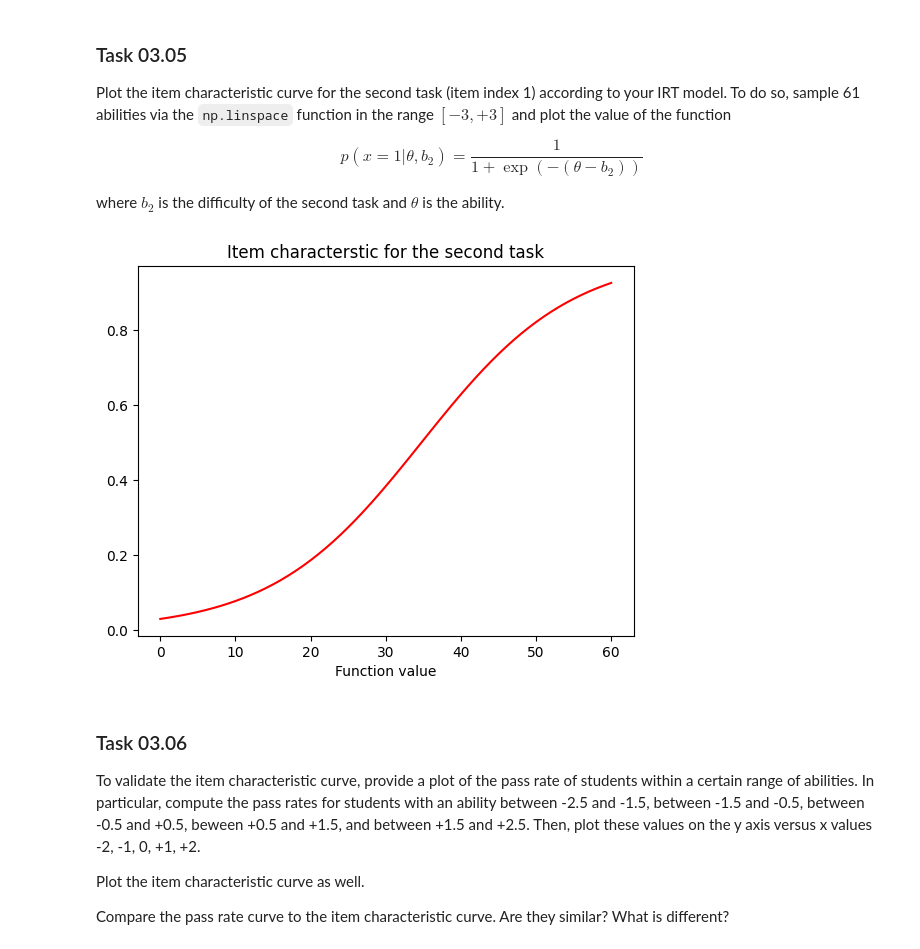
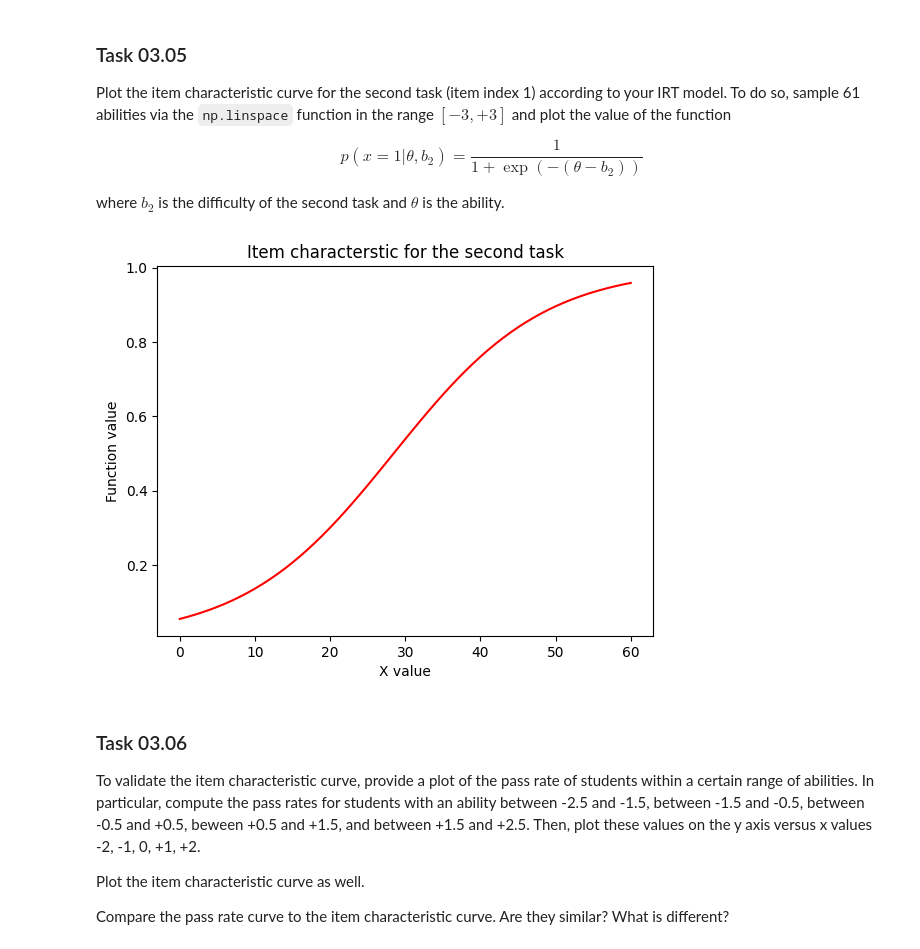
Before and after one commit to d3nnis2001/Data-Mining-Lecture, a Jupyter notebook: Abgabe3/sheet03.ipynb, the cells around one changed output. Saved outputs shown, nothing was run; the diff lists cells and outputs as text; code cells hidden in the pictures.

Commit message:
Sheet 3 task 11

```diff
--- a/Abgabe3/sheet03.ipynb
+++ b/Abgabe3/sheet03.ipynb
@@ -166,25 +166,25 @@ where $b_2$ is the difficulty of the second task and $\theta$ is the ability.
 # %%
 # Given function
 def p(theta, b2):
     return 1 / (1+np.exp(-(theta-b2)))
 
 # Samples
 abilitys = np.linspace(-3, 3, 61)
 
 # Task difficulty
-b2 = sum(X[:,1]) / len(X[:,1])
+b2 = task[1]
 
 # Calculated values
 vals = p(abilitys, b2)
 
 #Plot
 plt.plot(vals, color="red")
 plt.title("Item characterstic for the second task")
 plt.xlabel("X value")
-plt.xlabel("Function value")
+plt.ylabel("Function value")
 plt.show()
 # %% [output]
-[figure, old version]
+[figure, new version]
 # %% [markdown]
 ### Task 03.06
 
```
Also changed, not shown: parts of 7 cells of this notebook.
